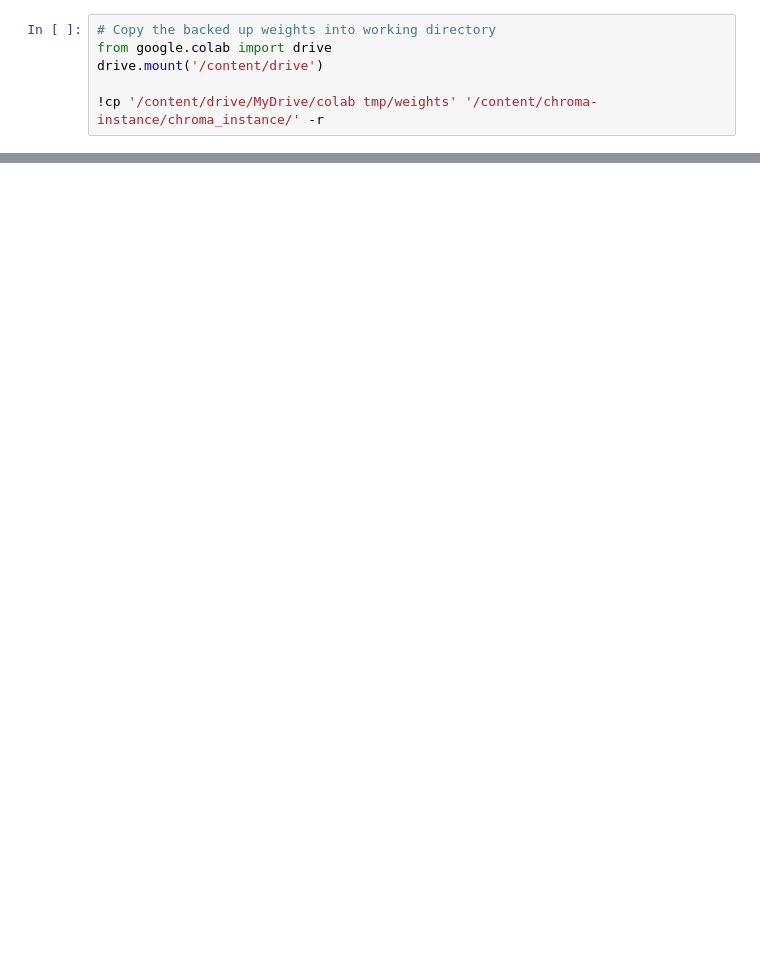
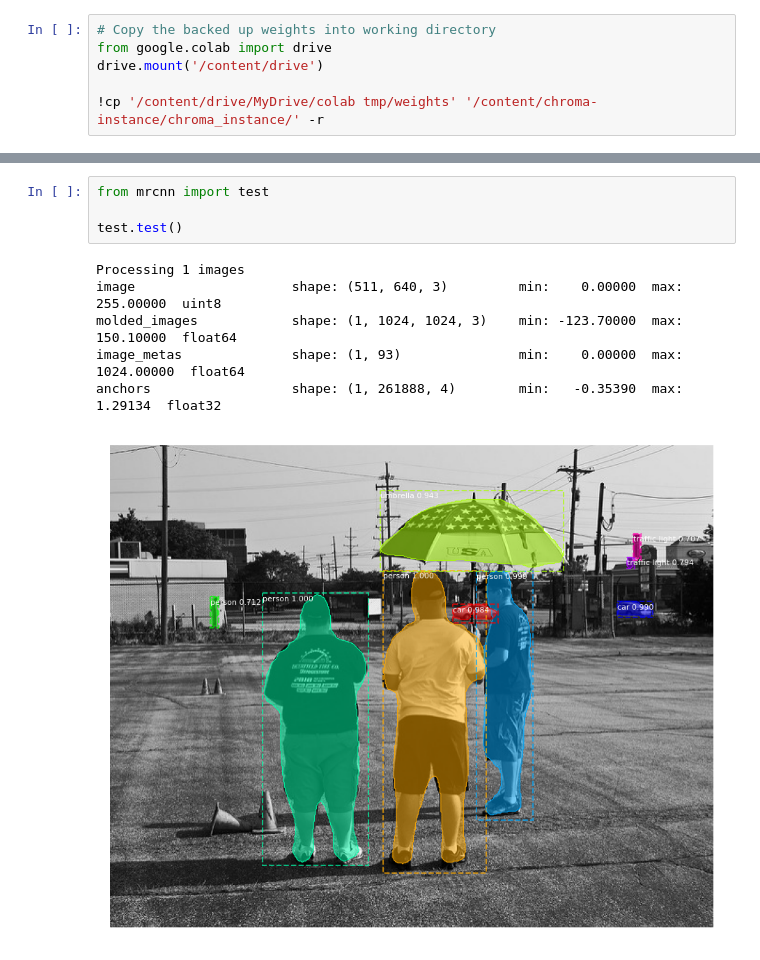
Before and after one commit to owen8877/chroma-instance, a Jupyter notebook: chroma_instance/source/main.ipynb, the cells around one changed output, grey strips where cells are left out. Drawn from its saved outputs; the diff is of its cells as text; blank space fills up the shorter version.

```diff
--- a/chroma_instance/source/main.ipynb
+++ b/chroma_instance/source/main.ipynb
@@ -88,0 +45,11 @@ cp: cannot create directory 'chroma-instance/chroma_instance/weights/.ipynb_chec
+# %%
+from mrcnn import test
+
+test.test()
+# %% [output]
+Processing 1 images
+image                    shape: (511, 640, 3)         min:    0.00000  max:  255.00000  uint8
+molded_images            shape: (1, 1024, 1024, 3)    min: -123.70000  max:  150.10000  float64
+image_metas              shape: (1, 93)               min:    0.00000  max: 1024.00000  float64
+anchors                  shape: (1, 261888, 4)        min:   -0.35390  max:    1.29134  float32
+[figure, added]
```
Also changed, not shown: parts of 14 cells of this notebook, 4 other files.
